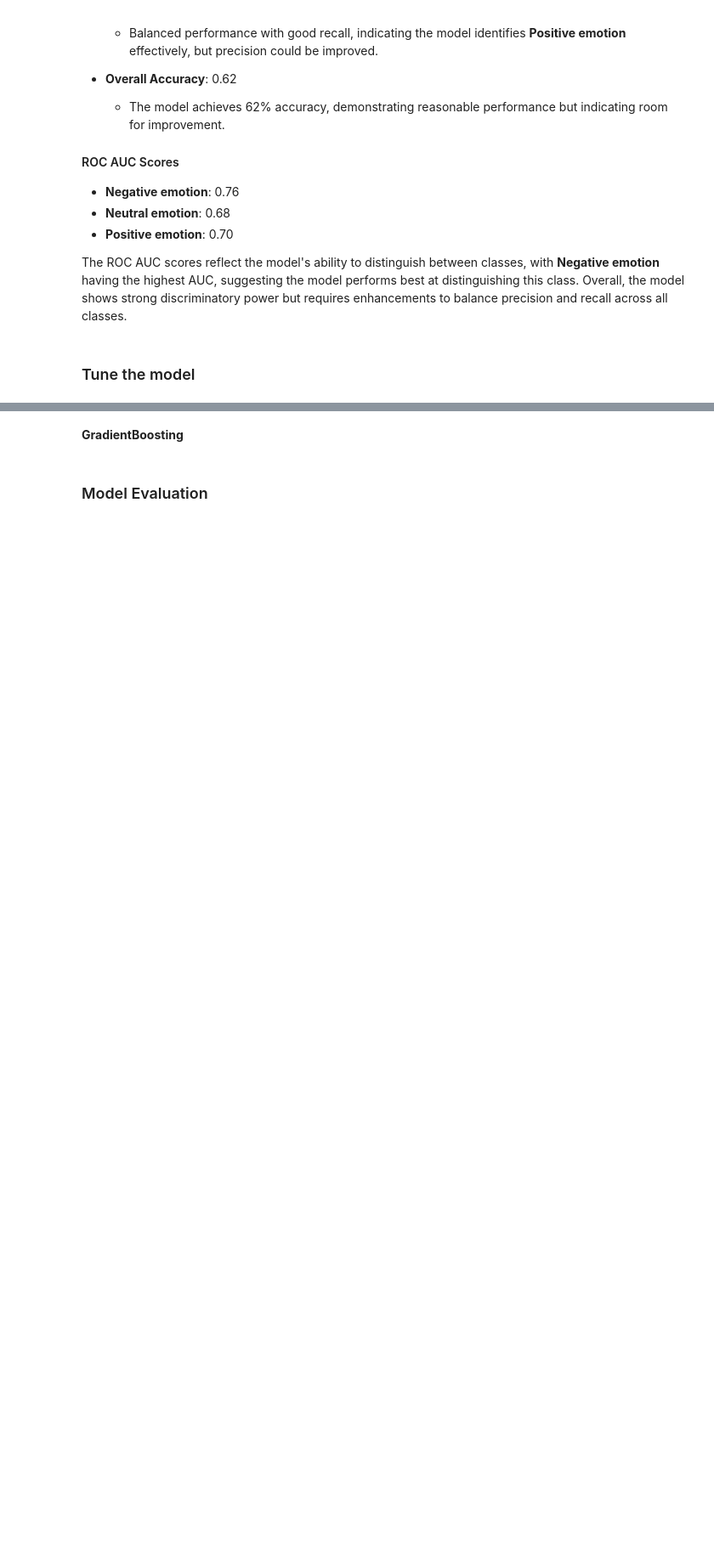
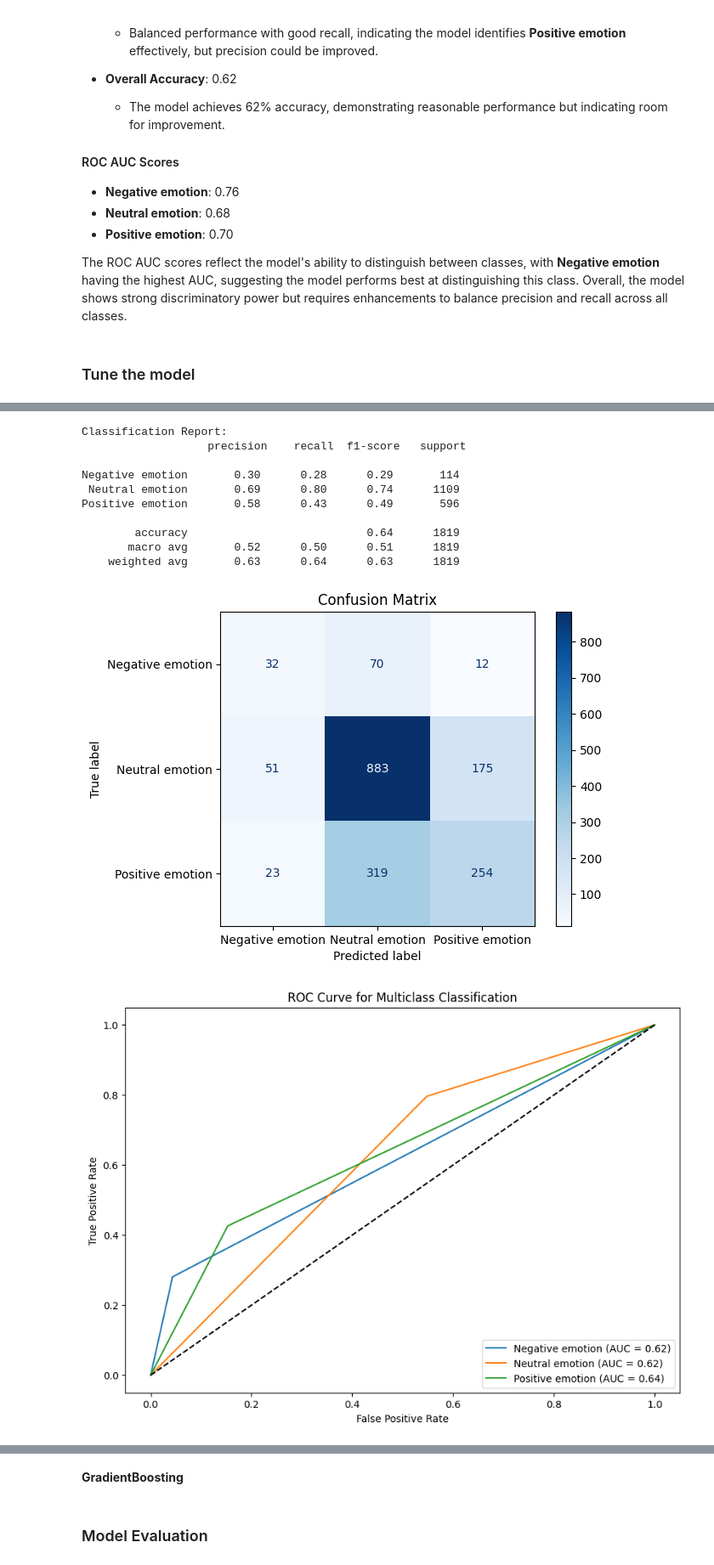
Before and after one commit to Geraldkigotho/NLP-tweet-sentiment-project, a Jupyter notebook: nlp_project.ipynb, the cells around one changed output, grey strips where cells are left out. Shown at 85% size. Saved outputs shown, nothing was run; the diff lists cells and outputs as text; code cells hidden in the pictures; blank space fills up the shorter version.

```diff
--- a/nlp_project.ipynb
+++ b/nlp_project.ipynb
@@ -1392,0 +1406,16 @@ Length of y_pred: 1788
+# %%
+# Call function to evaluate the model
+evaluate_multiclass_model(y_test, y_pred, class_labels=['Negative emotion', 'Neutral emotion', 'Positive emotion'])
+# %% [output]
+Classification Report:
+                   precision    recall  f1-score   support
+
+Negative emotion       0.30      0.28      0.29       114
+ Neutral emotion       0.69      0.80      0.74      1109
+Positive emotion       0.58      0.43      0.49       596
+
+        accuracy                           0.64      1819
+       macro avg       0.52      0.50      0.51      1819
+    weighted avg       0.63      0.64      0.63      1819
+[figure, added]
+[figure, added]
```
Also changed, not shown: parts of 30 cells of this notebook, 2 other files.
